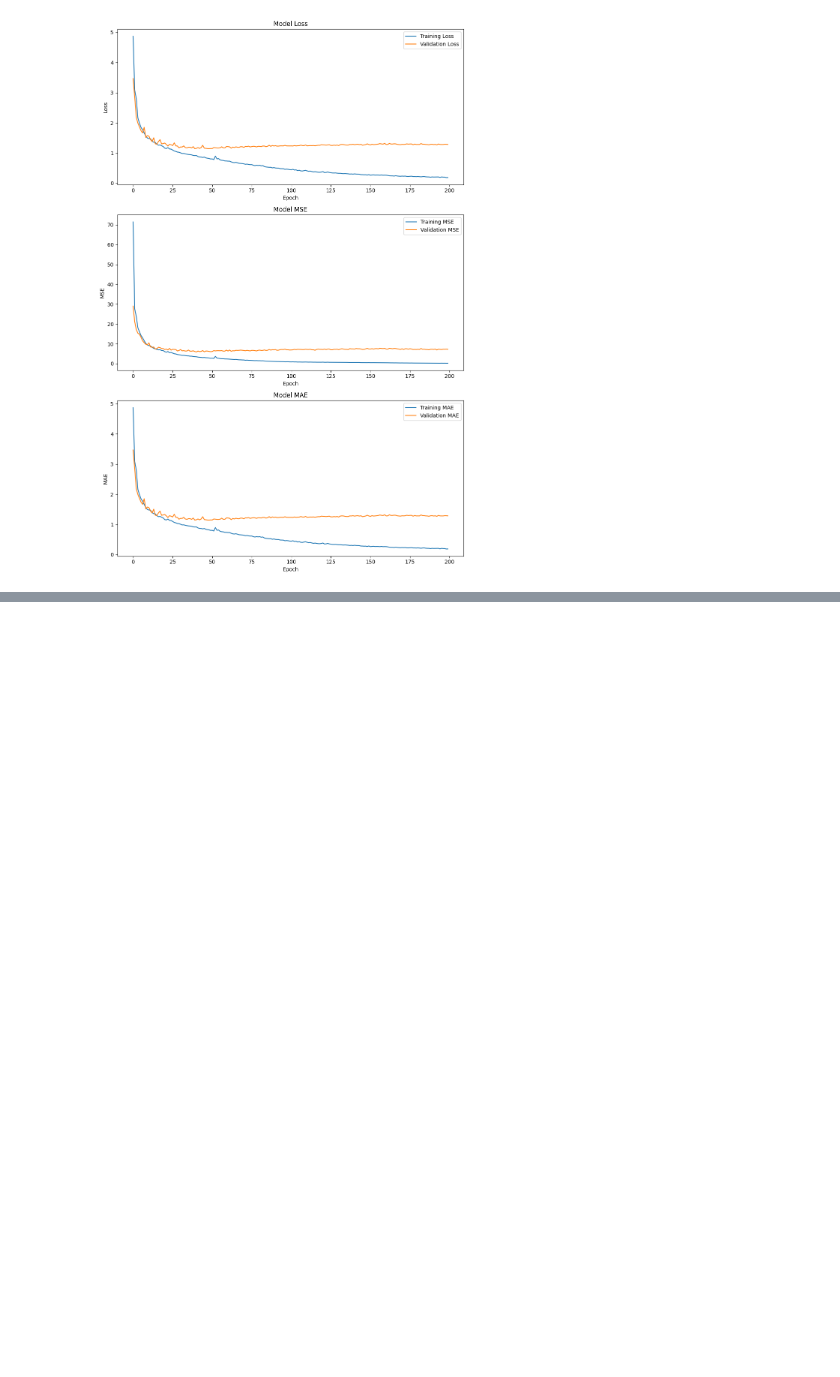
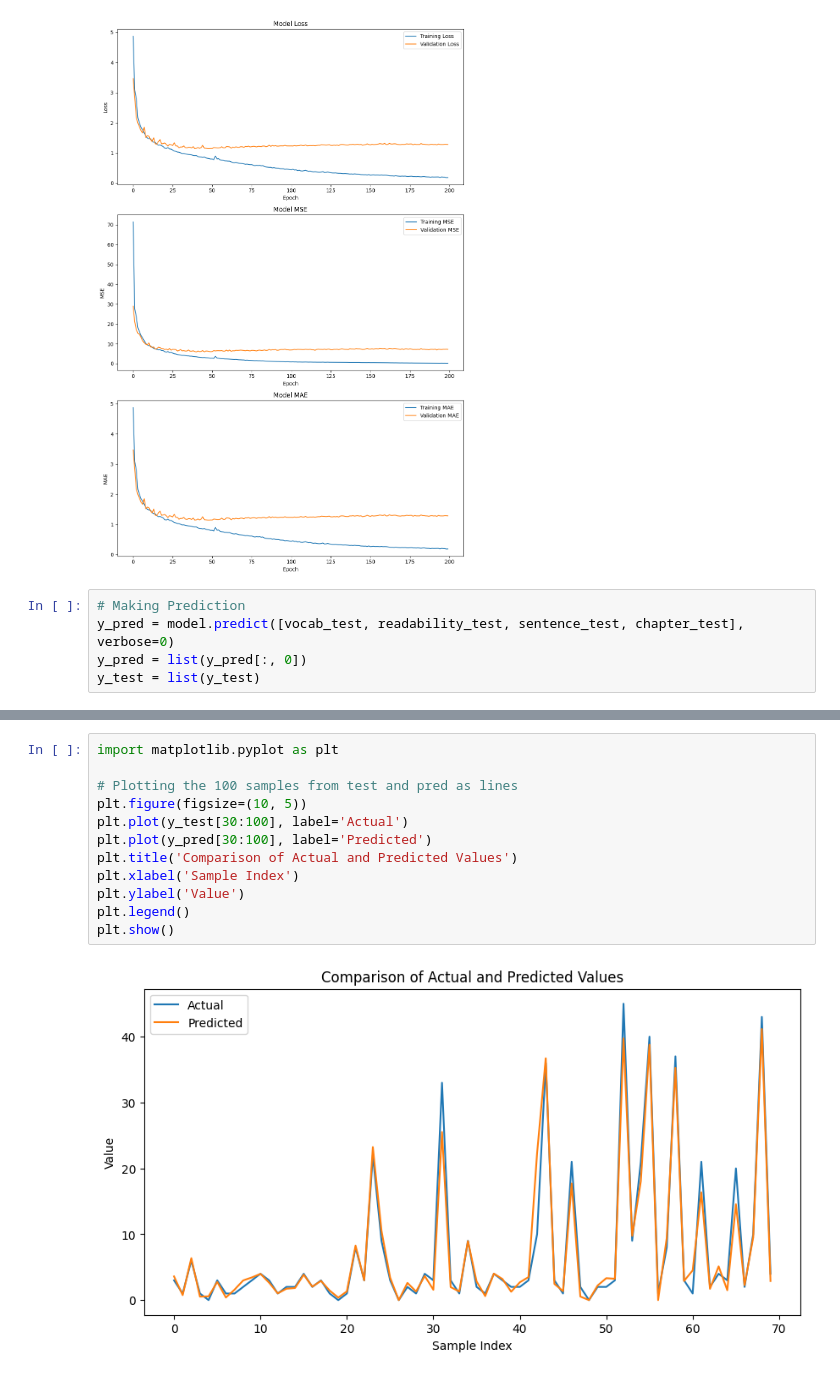
Before and after one commit to chmuneebshan/Automated-Grading-of-Exam-Papers-Using-Fusion-based-LSTM-Architecture, a Jupyter notebook: Code/Modelling.ipynb, the cells around one changed output, grey strips where cells are left out. Drawn from its saved outputs; the diff is of its cells as text; blank space fills up the shorter version.

Commit message:
Plotting the 100 samples from test and pred

```diff
--- a/Code/Modelling.ipynb
+++ b/Code/Modelling.ipynb
@@ -179,3 +179,8 @@ plt.tight_layout()
 plt.show()
 # %% [output]
 [figure]
+# %%
+# Making Prediction
+y_pred = model.predict([vocab_test, readability_test, sentence_test, chapter_test], verbose=0)
+y_pred = list(y_pred[:, 0])
+y_test = list(y_test)
@@ -181,0 +205,14 @@ plt.show()
+# %%
+import matplotlib.pyplot as plt
+
+# Plotting the 100 samples from test and pred as lines
+plt.figure(figsize=(10, 5))
+plt.plot(y_test[30:100], label='Actual')
+plt.plot(y_pred[30:100], label='Predicted')
+plt.title('Comparison of Actual and Predicted Values')
+plt.xlabel('Sample Index')
+plt.ylabel('Value')
+plt.legend()
+plt.show()
+# %% [output]
+[figure, added]
```
Also changed, not shown: parts of 2 cells of this notebook.
